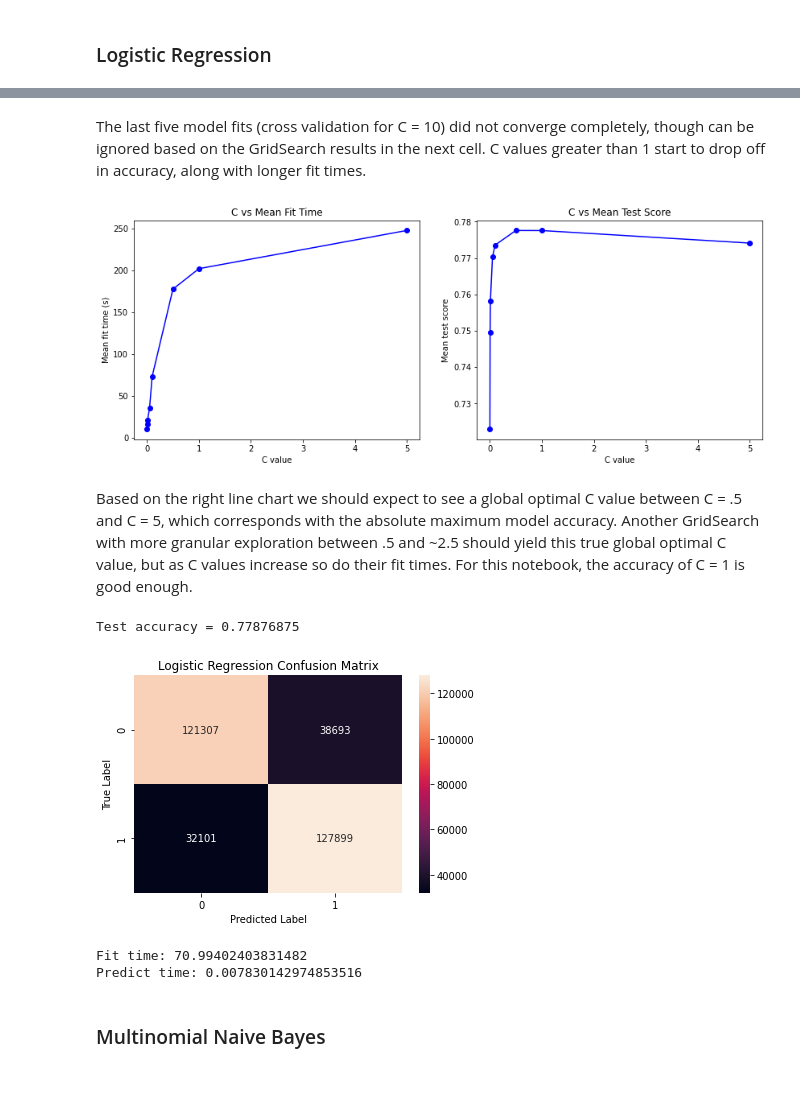
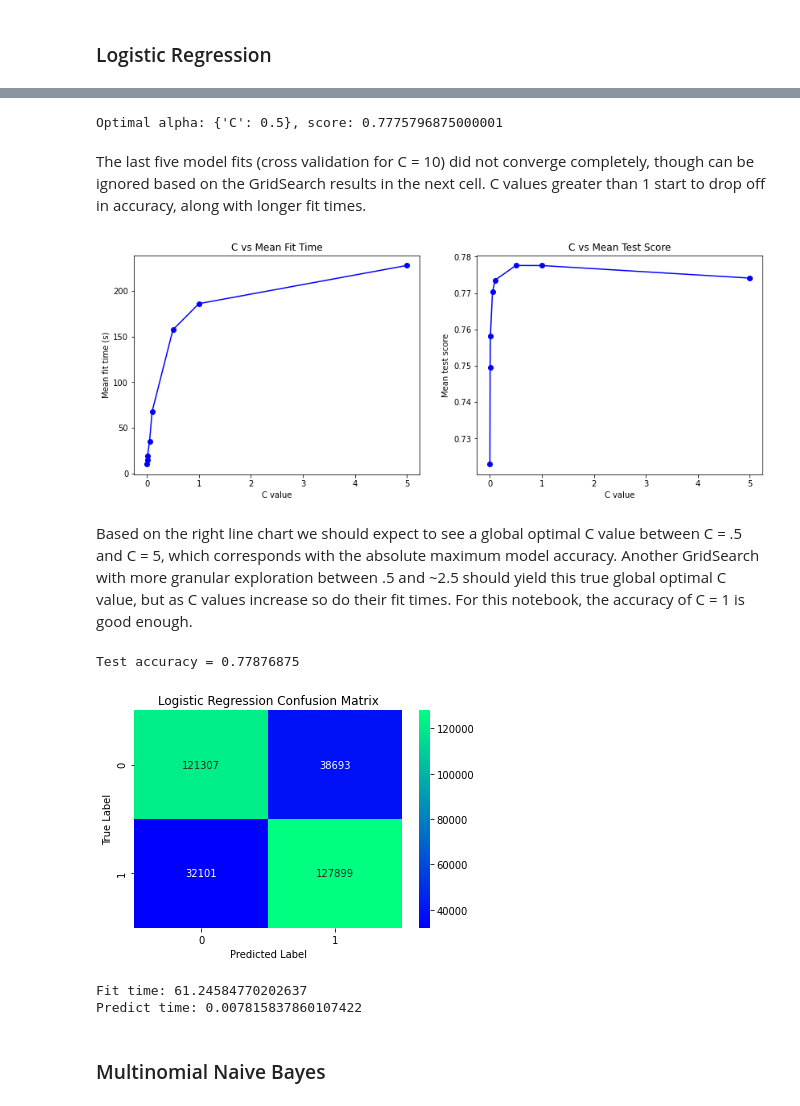
Before and after one commit to parkernisbet/tweet-sentiment-nlp, a Jupyter notebook: tweet-sentiment-nlp.ipynb, the cells around one changed output, grey strips where cells are left out. Drawn from its saved outputs; the diff is of its cells as text; code cells hidden in the pictures.

```diff
--- a/tweet-sentiment-nlp.ipynb
+++ b/tweet-sentiment-nlp.ipynb
@@ -271,7 +272,10 @@ model_perf = {}
 # %%
 # grid searching for optimal c values
 params = {'C': [.001, .005, .01, .05, .1, .5, 1, 5]}
-model = LogisticRegression(max_iter = 1000, random_state = 4)
-clf = GridSearchCV(model, param_grid = params, n_jobs = -1)
-clf.fit(X_train, y_train)
-clf.cv_results_
+if not os.path.isfile('clf_lr.pkl'):
+    model = LogisticRegression(max_iter = 1000, random_state = 4)
+    clf = GridSearchCV(model, param_grid = params, n_jobs = -1)
+    clf.fit(X_train, y_train)
+    pickle.dump(clf, open('clf_lr.pkl', 'wb'))
+else:
+    clf = pickle.load(open('clf_lr.pkl', 'rb'))
@@ -296,3 +282,8 @@ clf.cv_results_
+# %%
+# best parameter value and score
+print(f'Optimal alpha: {clf.best_params_}, score: {clf.best_score_}')
+# %% [output]
+Optimal alpha: {'C': 0.5}, score: 0.7775796875000001
 # %% [markdown]
 The last five model fits (cross validation for C = 10) did not converge completely, though can be ignored based on the GridSearch results in the next cell. C values greater than 1 start to drop off in accuracy, along with longer fit times.
 # %%
@@ -309,35 +300,35 @@ ax2.set_ylabel('Mean test score')
 ax2.set_title('C vs Mean Test Score')
 plt.show()
 # %% [output]
-[figure, old version]
+[figure, new version]
 # %% [markdown]
 Based on the right line chart we should expect to see a global optimal C value between C = .5 and C = 5, which corresponds with the absolute maximum model accuracy. Another GridSearch with more granular exploration between .5 and ~2.5 should yield this true global optimal C value, but as C values increase so do their fit times. For this notebook, the accuracy of C = 1 is good enough.
 # %%
 # storing model accuracy, time, and confusion matrix
 C = clf.best_params_['C']
 model = LogisticRegression(C = C, max_iter = 1000, random_state = 4)
 t1 = time.time()
 model.fit(X_train, y_train)
 t2 = time.time()
 y_pred = model.predict(X_test)
 t3 = time.time()
 acc = np.sum(y_pred == y_test)/y_pred.shape[0]
 fit_time = t2 - t1
 pred_time = t3 - t2
 c_mat = confusion_matrix(y_test, y_pred)
 model_perf['LogisticRegression'] = (acc, c_mat, (fit_time, pred_time))
 print(f'Test accuracy = {acc}')
-sns.heatmap(c_mat, annot = True, fmt = 'd')
+sns.heatmap(c_mat, annot = True, fmt = 'd', cmap = 'winter')
 plt.title('Logistic Regression Confusion Matrix')
 plt.xlabel('Predicted Label')
 plt.ylabel('True Label')
 plt.show()
 print(f'Fit time: {fit_time}\nPredict time: {pred_time}')
 # %% [output]
 Test accuracy = 0.77876875
-[figure, old version]
+[figure, new version]
-Fit time: 70.99402403831482
-Predict time: 0.007830142974853516
+Fit time: 61.24584770202637
+Predict time: 0.007815837860107422
 # %% [markdown]
 ### Multinomial Naive Bayes
 # %%
```
Also changed, not shown: parts of 8 cells of this notebook, 1 other file.
